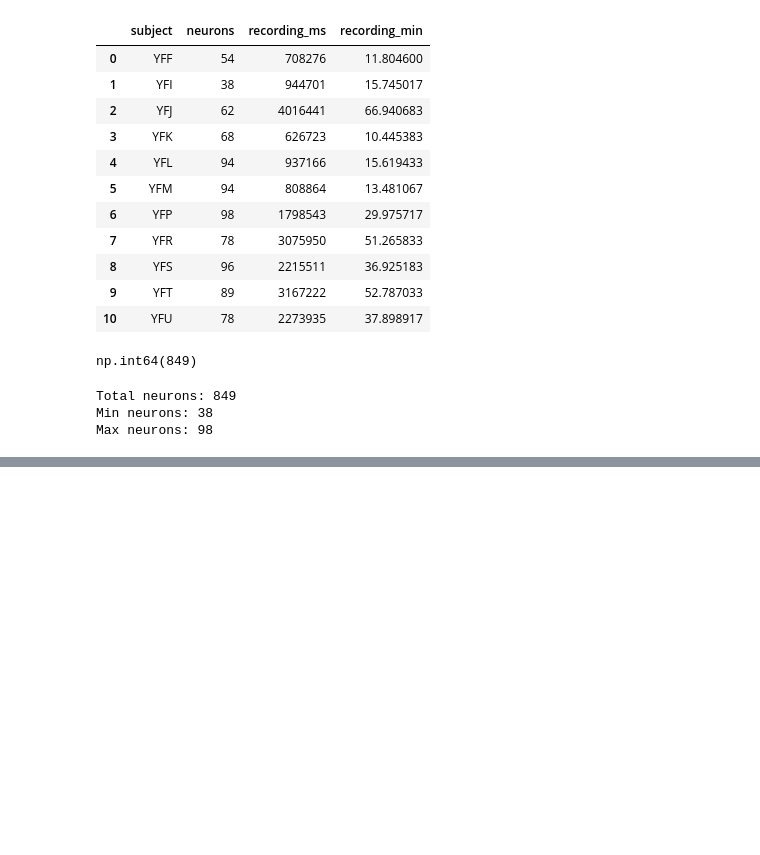
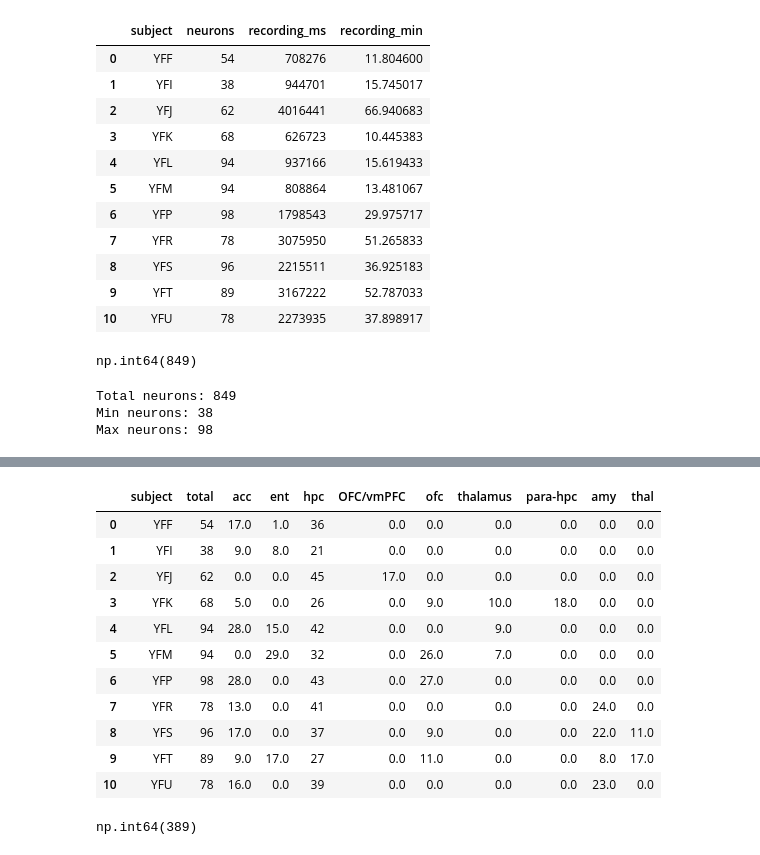
Before and after one commit to Shafiq-Abdu/number-simplex-reproduction, a Jupyter notebook: notebooks/01_explore_data.ipynb, the cells around one changed output, grey strips where cells are left out. Saved outputs shown, nothing was run; the diff lists cells and outputs as text; code cells hidden in the pictures; blank space fills up the shorter version.

```diff
--- a/notebooks/01_explore_data.ipynb
+++ b/notebooks/01_explore_data.ipynb
@@ -639,0 +679,64 @@ Max neurons: 98
+# %%
+from collections import Counter
+
+def decode_matlab_string(f, ref):
+    """Decode one MATLAB cell-string referenced through HDF5."""
+    obj = f[ref]
+    values = obj[()].flatten()
+    return "".join(chr(int(x)) for x in values)
+
+
+region_rows = []
+
+for subject in subjects:
+
+    arithmetic_dir = subject / "arithmetic"
+
+    if (arithmetic_dir / "spikes.mat").exists():
+        spike_file = arithmetic_dir / "spikes.mat"
+
+    elif (arithmetic_dir / "spikesArithmetic.mat").exists():
+        spike_file = arithmetic_dir / "spikesArithmetic.mat"
+
+    else:
+        continue
+
+    with h5py.File(spike_file, "r") as f:
+
+        regions = f["regionsVect"]
+        refs = regions[0]
+
+        region_labels = [
+            decode_matlab_string(f, ref)
+            for ref in refs
+        ]
+
+        counts = Counter(region_labels)
+
+        region_rows.append({
+            "subject": subject.name,
+            "total": len(region_labels),
+            **counts
+        })
+
+
+region_summary = pd.DataFrame(region_rows).fillna(0)
+
+region_summary
+# %% [output]
+|  | subject | total | acc | ent | hpc | OFC/vmPFC | ofc | thalamus | para-hpc | amy | thal |
+| 0 | YFF | 54 | 17.0 | 1.0 | 36 | 0.0 | 0.0 | 0.0 | 0.0 | 0.0 | 0.0 |
+| 1 | YFI | 38 | 9.0 | 8.0 | 21 | 0.0 | 0.0 | 0.0 | 0.0 | 0.0 | 0.0 |
+| 2 | YFJ | 62 | 0.0 | 0.0 | 45 | 17.0 | 0.0 | 0.0 | 0.0 | 0.0 | 0.0 |
+| 3 | YFK | 68 | 5.0 | 0.0 | 26 | 0.0 | 9.0 | 10.0 | 18.0 | 0.0 | 0.0 |
+| 4 | YFL | 94 | 28.0 | 15.0 | 42 | 0.0 | 0.0 | 9.0 | 0.0 | 0.0 | 0.0 |
+| 5 | YFM | 94 | 0.0 | 29.0 | 32 | 0.0 | 26.0 | 7.0 | 0.0 | 0.0 | 0.0 |
+| 6 | YFP | 98 | 28.0 | 0.0 | 43 | 0.0 | 27.0 | 0.0 | 0.0 | 0.0 | 0.0 |
+| 7 | YFR | 78 | 13.0 | 0.0 | 41 | 0.0 | 0.0 | 0.0 | 0.0 | 24.0 | 0.0 |
+| 8 | YFS | 96 | 17.0 | 0.0 | 37 | 0.0 | 9.0 | 0.0 | 0.0 | 22.0 | 11.0 |
+| 9 | YFT | 89 | 9.0 | 17.0 | 27 | 0.0 | 11.0 | 0.0 | 0.0 | 8.0 | 17.0 |
+| 10 | YFU | 78 | 16.0 | 0.0 | 39 | 0.0 | 0.0 | 0.0 | 0.0 | 23.0 | 0.0 |
+# %%
+region_summary["hpc"].sum()
+# %% [output]
+np.int64(389)
```
Also changed, not shown: parts of 3 cells of this notebook.
